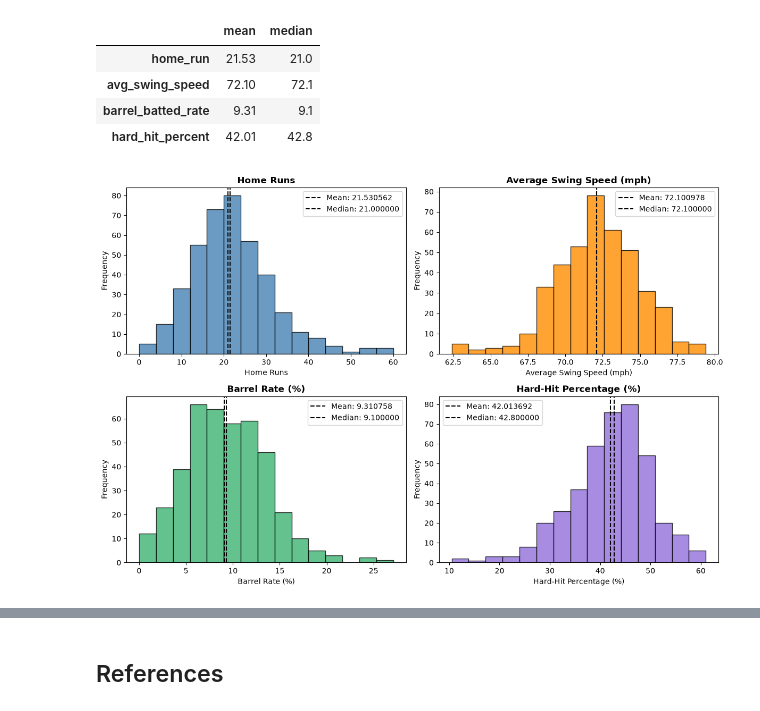
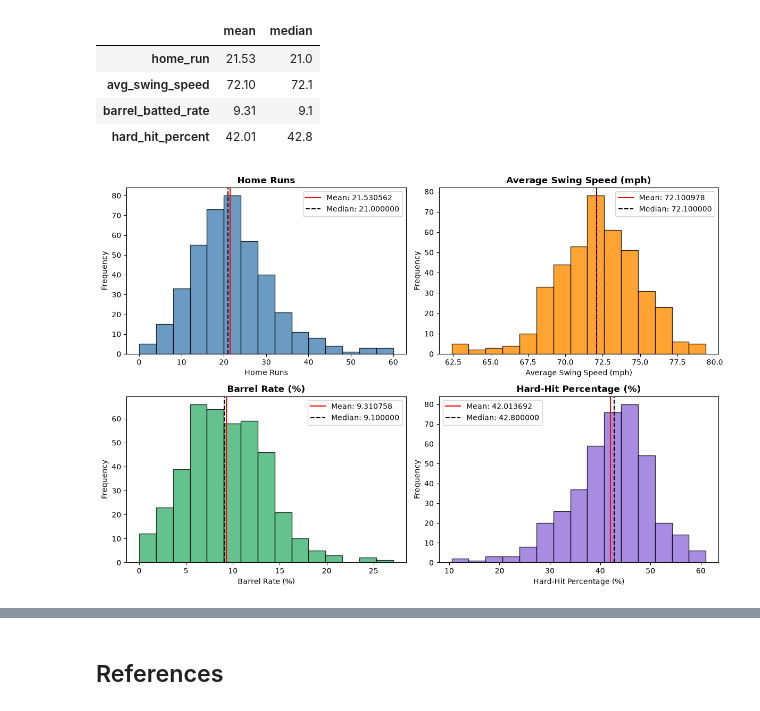
Before and after one commit to sba26104-KOR/HDSDAB-Sep26-PT-SB-Machine-LearningMachine-Learning-CA1, a Jupyter notebook: MLB_Batting_Classification_CA1.ipynb, the cells around one changed output, grey strips where cells are left out. Drawn from its saved outputs; the diff is of its cells as text; code cells hidden in the pictures.

```diff
--- a/MLB_Batting_Classification_CA1.ipynb
+++ b/MLB_Batting_Classification_CA1.ipynb
@@ -212,32 +212,32 @@ titles = {
 
 # Create a 2x2 layout for the histograms
 fig, axes = plt.subplots(2, 2, figsize=(12, 8))
 
 # Create a histogram for each batting statistic
 for column, colour, ax in zip(batting_columns, colours, axes.flat):
 
     # Display the distribution
     ax.hist(df[column], bins=15, color=colour,
             edgecolor="black", alpha=0.8)
 
     # Calculate the mean and median
     mean = df[column].mean()
     median = df[column].median()
 
     # Add the mean and median reference lines
-    ax.axvline(mean, color="black", linestyle="--",
+    ax.axvline(mean, color="red", linestyle="-",
             label=f"Mean: {mean:2f}")
     ax.axvline(median, color="black", linestyle="--",
             label=f"Median: {median:2f}")
 
     # Add titles, axis labels and legend
     ax.set_title(titles[column], fontsize=12, fontweight="bold")
     ax.set_xlabel(titles[column])
     ax.set_ylabel("Frequency")
     ax.legend()
 
 # Adjust spacing and display the histograms
 plt.tight_layout()
 plt.show()
 # %% [output]
-[figure, old version]
+[figure, new version]
```
Also changed, not shown: parts of 25 cells of this notebook.
